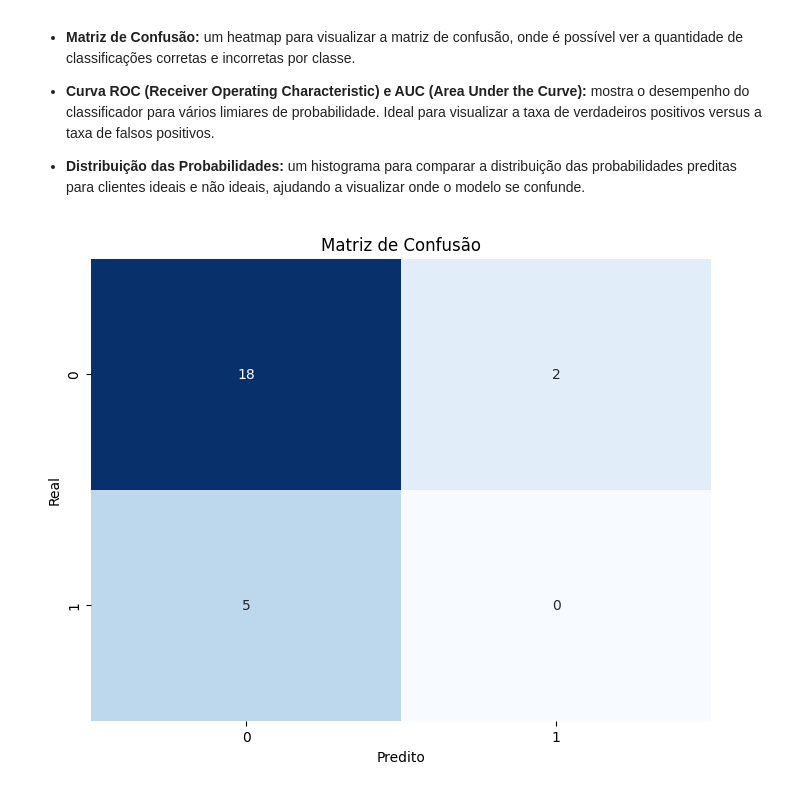
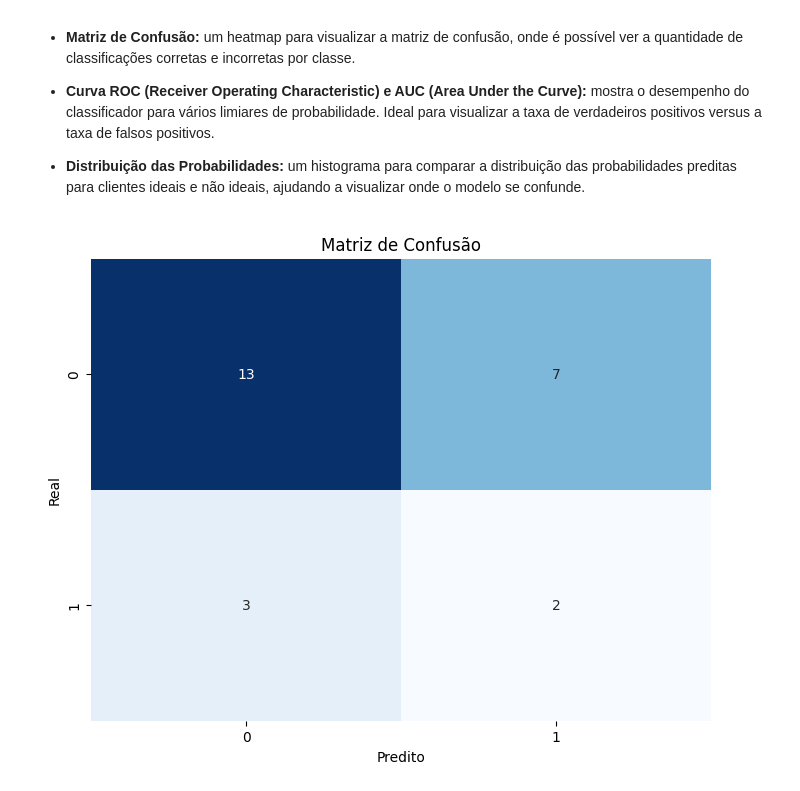
Before and after one commit to fernandesfm/ICP_IA, a Jupyter notebook: ICP_IA.ipynb, the cells around one changed output. Saved outputs shown, nothing was run; the diff lists cells and outputs as text; code cells hidden in the pictures.

```diff
--- a/ICP_IA.ipynb
+++ b/ICP_IA.ipynb
@@ -573,19 +621,19 @@ As imagens abaixo são representações gráficas dos valores obtidos durante a
 # %%
 import seaborn as sns
 from sklearn.metrics import confusion_matrix
 
 # Gerando a matriz de confusão
-conf_matrix = confusion_matrix(y_test_combined, y_pred_combined)
+conf_matrix = confusion_matrix(y_test_combined, y_pred_adjusted)
 
 # Plotando com seaborn
 plt.figure(figsize=(8, 6))
 sns.heatmap(conf_matrix, annot=True, fmt='g', cmap='Blues', cbar=False)
 plt.title("Matriz de Confusão")
 plt.xlabel("Predito")
 plt.ylabel("Real")
 plt.show()
 # %% [output]
-[figure, old version]
+[figure, new version]
 # %%
 from sklearn.metrics import roc_curve, roc_auc_score
 
```
Also changed, not shown: parts of 6 cells of this notebook, 2 other files.
